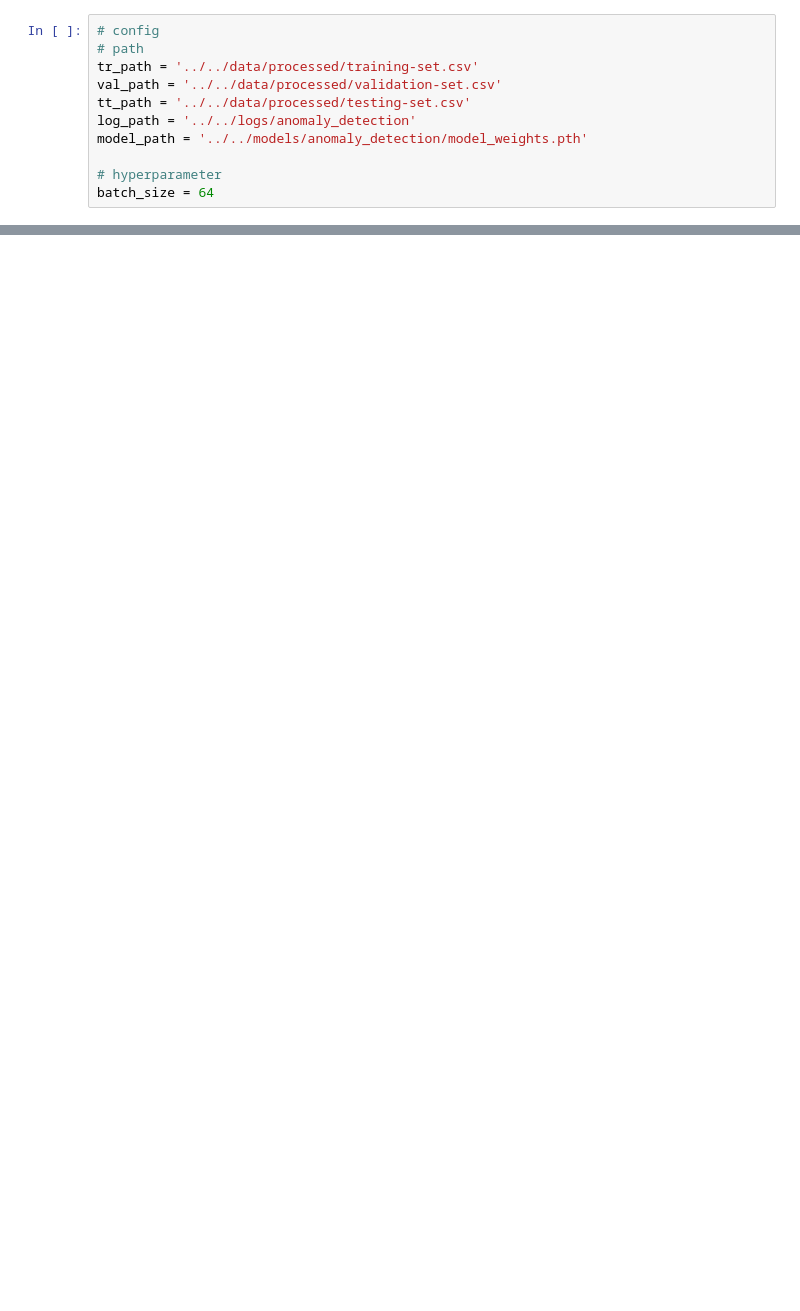
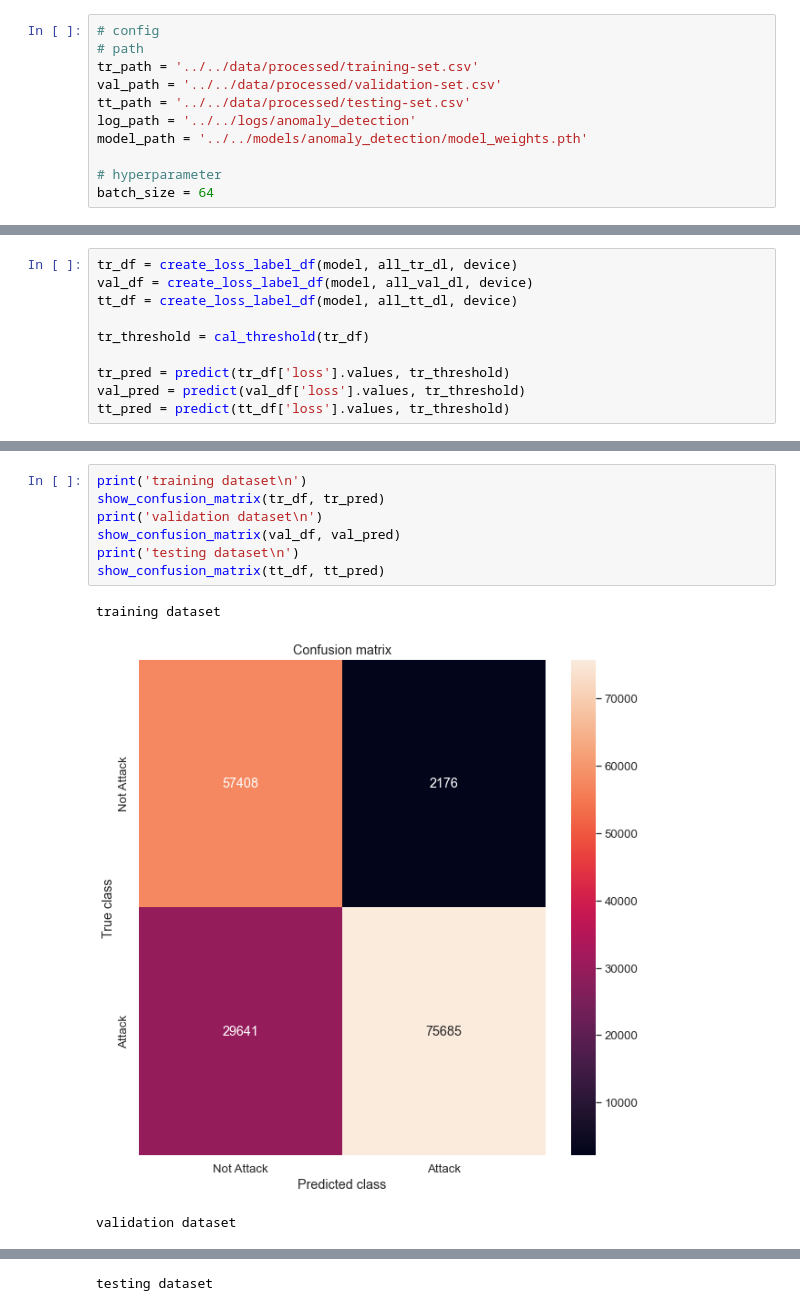
Before and after one commit to changken/bdm_project, a Jupyter notebook: notebooks/anomaly_detection/train_model.ipynb, the cells around one changed output, grey strips where cells are left out. Saved outputs shown, nothing was run; the diff lists cells and outputs as text; blank space fills up the shorter version.

Commit message:
anomaly detection by AE model

```diff
--- a/notebooks/anomaly_detection/train_model.ipynb
+++ b/notebooks/anomaly_detection/train_model.ipynb
@@ -109,0 +207,10 @@ writer.add_scalar('Accuracy/test', tt_acc, 1)
+# %%
+tr_df = create_loss_label_df(model, all_tr_dl, device)
+val_df = create_loss_label_df(model, all_val_dl, device)
+tt_df = create_loss_label_df(model, all_tt_dl, device)
+
+tr_threshold = cal_threshold(tr_df)
+
+tr_pred = predict(tr_df['loss'].values, tr_threshold)
+val_pred = predict(val_df['loss'].values, tr_threshold)
+tt_pred = predict(tt_df['loss'].values, tr_threshold)
@@ -109,0 +246,11 @@ writer.add_scalar('Accuracy/test', tt_acc, 1)
+# %%
+print('training dataset\n')
+show_confusion_matrix(tr_df, tr_pred)
+print('validation dataset\n')
+show_confusion_matrix(val_df, val_pred)
+print('testing dataset\n')
+show_confusion_matrix(tt_df, tt_pred)
+# %% [output]
+training dataset
+[figure, added]
+validation dataset
@@ -109,0 +258 @@ writer.add_scalar('Accuracy/test', tt_acc, 1)
+testing dataset
```
Also changed, not shown: parts of 7 cells of this notebook, 5 other files.
